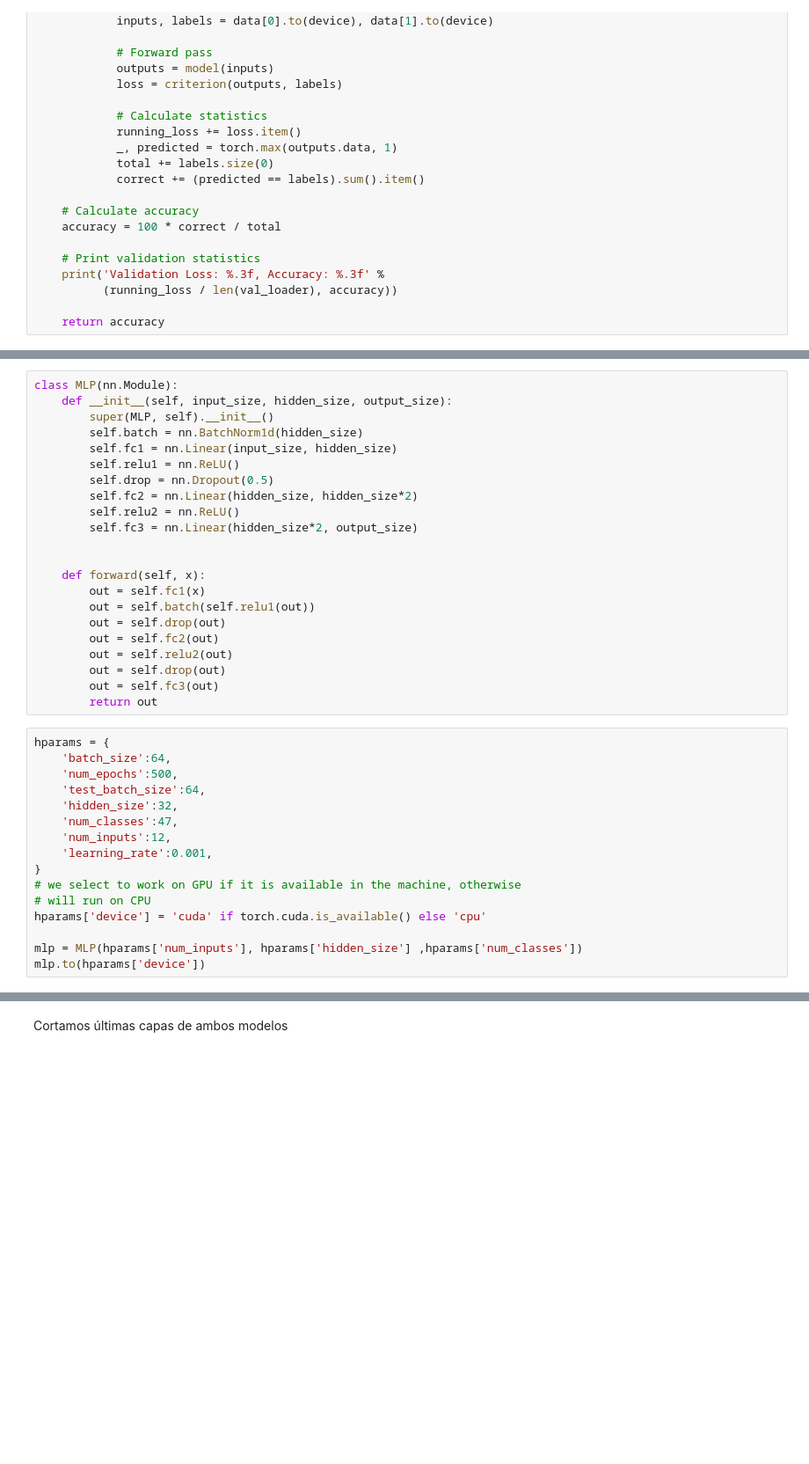
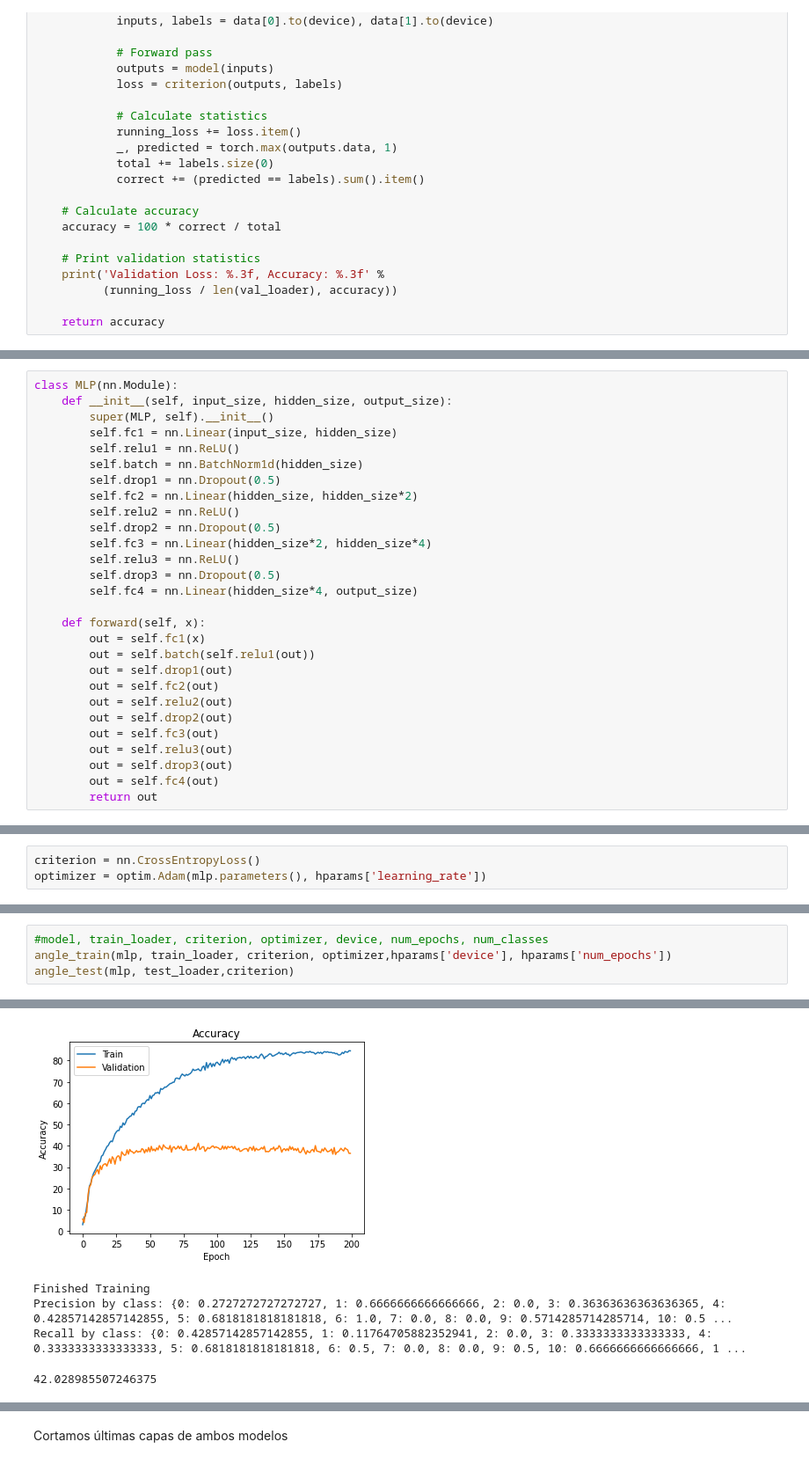
Before and after one commit to David-Carballo/2023w-project-pose, a Jupyter notebook: YogaPostureCV.ipynb, the cells around one changed output, grey strips where cells are left out. Shown: that part at 88% size. Saved outputs shown, nothing was run; the diff lists cells and outputs as text; blank space fills up the shorter version.

```diff
--- a/YogaPostureCV.ipynb
+++ b/YogaPostureCV.ipynb
@@ -870,37 +581,27 @@ test_loader = DataLoader(dataset=test_set, batch_size=hparams['batch_size'], shu
 class MLP(nn.Module):
     def __init__(self, input_size, hidden_size, output_size):
         super(MLP, self).__init__()
-        self.batch = nn.BatchNorm1d(hidden_size)
         self.fc1 = nn.Linear(input_size, hidden_size)
         self.relu1 = nn.ReLU()
-        self.drop = nn.Dropout(0.5)
+        self.batch = nn.BatchNorm1d(hidden_size)
+        self.drop1 = nn.Dropout(0.5)
         self.fc2 = nn.Linear(hidden_size, hidden_size*2)
         self.relu2 = nn.ReLU()
-        self.fc3 = nn.Linear(hidden_size*2, output_size)
-
+        self.drop2 = nn.Dropout(0.5)
+        self.fc3 = nn.Linear(hidden_size*2, hidden_size*4)
+        self.relu3 = nn.ReLU()
+        self.drop3 = nn.Dropout(0.5)
+        self.fc4 = nn.Linear(hidden_size*4, output_size)
 
     def forward(self, x):
         out = self.fc1(x)
         out = self.batch(self.relu1(out))
-        out = self.drop(out)
+        out = self.drop1(out)
         out = self.fc2(out)
         out = self.relu2(out)
-        out = self.drop(out)
+        out = self.drop2(out)
         out = self.fc3(out)
+        out = self.relu3(out)
+        out = self.drop3(out)
+        out = self.fc4(out)
         return out
-# %%
-hparams = {
-    'batch_size':64,
-    'num_epochs':500,
-    'test_batch_size':64,
-    'hidden_size':32,
-    'num_classes':47,
-    'num_inputs':12,
-    'learning_rate':0.001,
-}
-# we select to work on GPU if it is available in the machine, otherwise
-# will run on CPU
-hparams['device'] = 'cuda' if torch.cuda.is_available() else 'cpu'
-
-mlp = MLP(hparams['num_inputs'], hparams['hidden_size'] ,hparams['num_classes'])
-mlp.to(hparams['device'])
@@ -914,0 +625,3 @@ MLP(
+# %%
+criterion = nn.CrossEntropyLoss()
+optimizer = optim.Adam(mlp.parameters(), hparams['learning_rate'])
@@ -914,0 +757,5 @@ MLP(
+# %%
+#model, train_loader, criterion, optimizer, device, num_epochs, num_classes
+angle_train(mlp, train_loader, criterion, optimizer,hparams['device'], hparams['num_epochs'])
+angle_test(mlp, test_loader,criterion)
+# %% [output]
@@ -914,0 +782,5 @@ MLP(
+[figure, added]
+Finished Training
+Precision by class: {0: 0.2727272727272727, 1: 0.6666666666666666, 2: 0.0, 3: 0.36363636363636365, 4: 0.42857142857142855, 5: 0.6818181818181818, 6: 1.0, 7: 0.0, 8: 0.0, 9: 0.5714285714285714, 10: 0.5 ...
+Recall by class: {0: 0.42857142857142855, 1: 0.11764705882352941, 2: 0.0, 3: 0.3333333333333333, 4: 0.3333333333333333, 5: 0.6818181818181818, 6: 0.5, 7: 0.0, 8: 0.0, 9: 0.5, 10: 0.6666666666666666, 1 ...
+42.028985507246375
```
Also changed, not shown: parts of 85 cells of this notebook.
